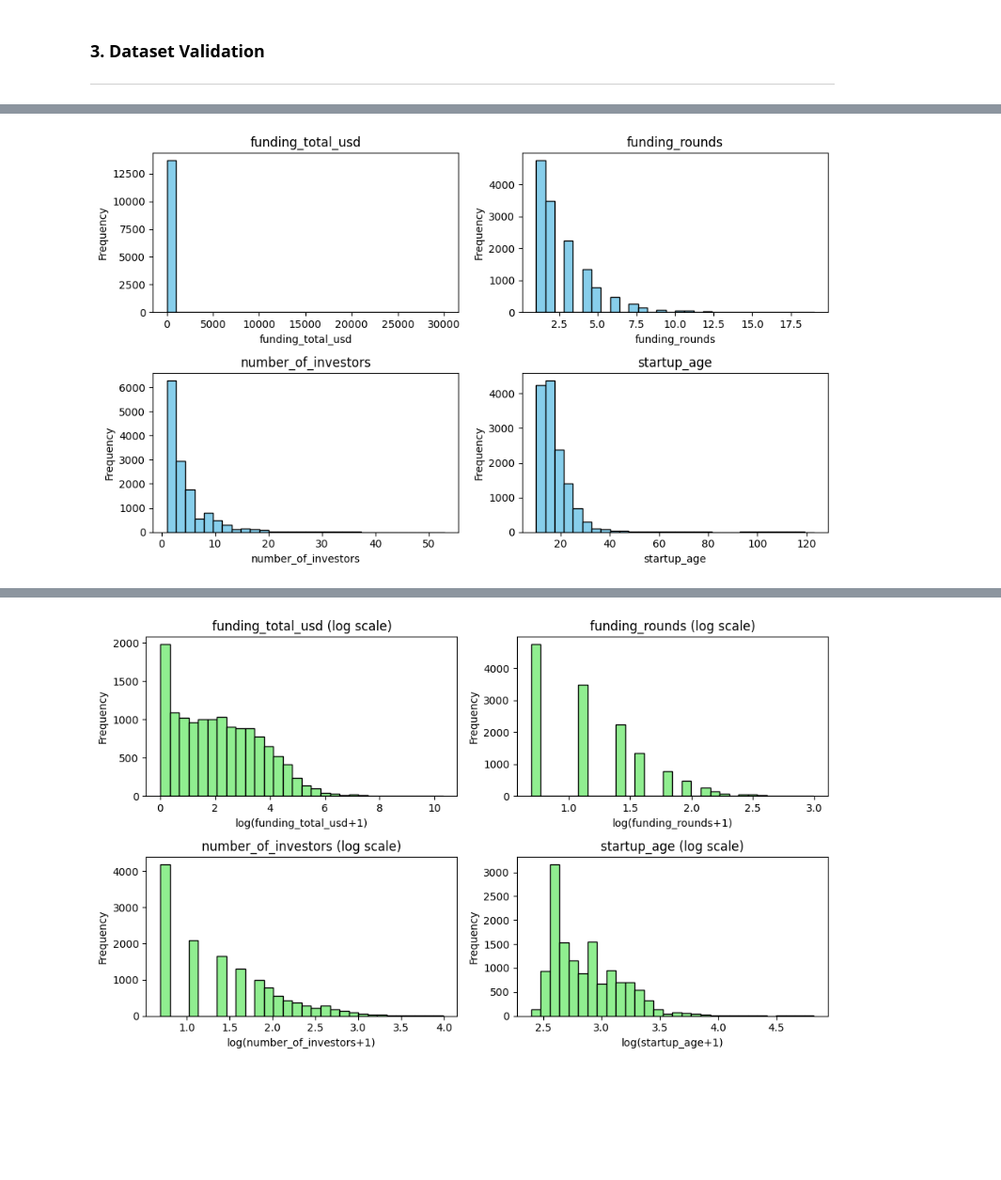
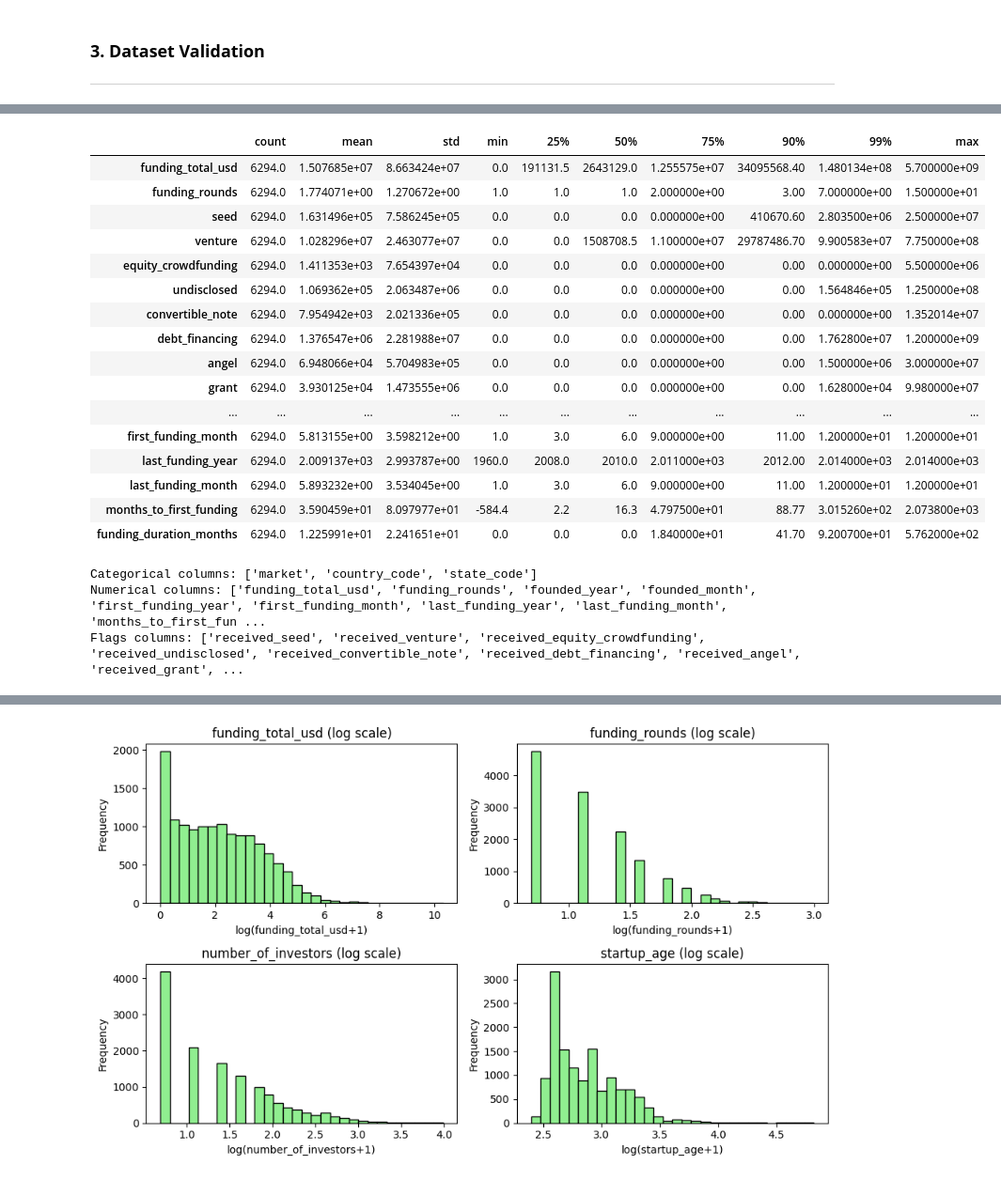
Before and after one commit to bruno-lima98/personal_projects, a Jupyter notebook: project-1/main.ipynb, the cells around one changed output, grey strips where cells are left out. Shown: that part at 94% size. Saved outputs shown, nothing was run; the diff lists cells and outputs as text; code cells hidden in the pictures; blank space fills up the shorter version.

```diff
--- a/project-1/main.ipynb
+++ b/project-1/main.ipynb
@@ -121 +174,4 @@ Name: proportion, dtype: float64
+# %%
+df_clean = df_clean[df_clean['founded_year'] >= 2000]
+df_final = df_clean.copy()
 # %% [markdown]
@@ -123,6 +180,6 @@ Name: proportion, dtype: float64
 # %%
 for col in categorical:
-    df[col] = df[col].str.strip().str.lower().str.replace(' ', '_')
+    df_final[col] = df_final[col].str.strip().str.lower().str.replace(' ', '_')
 # %%
 for col in categorical:
     print(f'Feature: {col}.')
@@ -196,0 +240,5 @@ All             92.49   7.51
+# %%
+# Keep top 25 most frequent markets (~70% coverage) and replace the rest with 'Other':
+
+top_markets = df_final['market'].value_counts().head(25).index
+df_final['market'] = df_final['market'].apply(lambda x: x if x in top_markets else 'other')
@@ -210,14 +291,20 @@ df[numerical].describe(percentiles=[0.25, 0.5, 0.75, 0.9, 0.99]).T
-# %%
-plt.figure(figsize=(10, 6))
-
-for i, col in enumerate(numerical, 1):
-    plt.subplot(2, 2, i)
-    plt.hist(df[col], bins=30, color='skyblue', edgecolor='black')
-    plt.title(col)
-    plt.xlabel(col)
-    plt.ylabel('Frequency')
-
-plt.tight_layout()
-plt.show()
-# %% [output]
-[figure, removed]
+# %%
+df_final[numerical].describe(percentiles=[0.25, 0.5, 0.75, 0.9, 0.99]).T
+# %% [output]
+|  | count | mean | std | min | 25% | 50% | 75% | 90% | 99% | max |
+| funding_total_usd | 6294.0 | 1.507685e+07 | 8.663424e+07 | 0.0 | 191131.5 | 2643129.0 | 1.255575e+07 | 34095568.40 | 1.480134e+08 | 5.700000e+09 |
+| funding_rounds | 6294.0 | 1.774071e+00 | 1.270672e+00 | 1.0 | 1.0 | 1.0 | 2.000000e+00 | 3.00 | 7.000000e+00 | 1.500000e+01 |
+| seed | 6294.0 | 1.631496e+05 | 7.586245e+05 | 0.0 | 0.0 | 0.0 | 0.000000e+00 | 410670.60 | 2.803500e+06 | 2.500000e+07 |
+| venture | 6294.0 | 1.028296e+07 | 2.463077e+07 | 0.0 | 0.0 | 1508708.5 | 1.100000e+07 | 29787486.70 | 9.900583e+07 | 7.750000e+08 |
+| equity_crowdfunding | 6294.0 | 1.411353e+03 | 7.654397e+04 | 0.0 | 0.0 | 0.0 | 0.000000e+00 | 0.00 | 0.000000e+00 | 5.500000e+06 |
+| undisclosed | 6294.0 | 1.069362e+05 | 2.063487e+06 | 0.0 | 0.0 | 0.0 | 0.000000e+00 | 0.00 | 1.564846e+05 | 1.250000e+08 |
+| convertible_note | 6294.0 | 7.954942e+03 | 2.021336e+05 | 0.0 | 0.0 | 0.0 | 0.000000e+00 | 0.00 | 0.000000e+00 | 1.352014e+07 |
+| debt_financing | 6294.0 | 1.376547e+06 | 2.281988e+07 | 0.0 | 0.0 | 0.0 | 0.000000e+00 | 0.00 | 1.762800e+07 | 1.200000e+09 |
+| angel | 6294.0 | 6.948066e+04 | 5.704983e+05 | 0.0 | 0.0 | 0.0 | 0.000000e+00 | 0.00 | 1.500000e+06 | 3.000000e+07 |
+| grant | 6294.0 | 3.930125e+04 | 1.473555e+06 | 0.0 | 0.0 | 0.0 | 0.000000e+00 | 0.00 | 1.628000e+04 | 9.980000e+07 |
+| ... | ... | ... | ... | ... | ... | ... | ... | ... | ... | ... |
+| first_funding_month | 6294.0 | 5.813155e+00 | 3.598212e+00 | 1.0 | 3.0 | 6.0 | 9.000000e+00 | 11.00 | 1.200000e+01 | 1.200000e+01 |
+| last_funding_year | 6294.0 | 2.009137e+03 | 2.993787e+00 | 1960.0 | 2008.0 | 2010.0 | 2.011000e+03 | 2012.00 | 2.014000e+03 | 2.014000e+03 |
+| last_funding_month | 6294.0 | 5.893232e+00 | 3.534045e+00 | 1.0 | 3.0 | 6.0 | 9.000000e+00 | 11.00 | 1.200000e+01 | 1.200000e+01 |
+| months_to_first_funding | 6294.0 | 3.590459e+01 | 8.097977e+01 | -584.4 | 2.2 | 16.3 | 4.797500e+01 | 88.77 | 3.015260e+02 | 2.073800e+03 |
+| funding_duration_months | 6294.0 | 1.225991e+01 | 2.241651e+01 | 0.0 | 0.0 | 0.0 | 1.840000e+01 | 41.70 | 9.200700e+01 | 5.762000e+02 |
@@ -223,0 +338,20 @@ plt.show()
+# %%
+# Ajusting the numerical column:
+
+numerical_att = [
+    'funding_total_usd', 'funding_rounds', 'founded_year', 'founded_month', 'first_funding_year', 'first_funding_month',
+    'last_funding_year', 'last_funding_month', 'months_to_first_funding', 'funding_duration_months',
+    ]
+flags = [
+    'received_seed', 'received_venture', 'received_equity_crowdfunding', 'received_undisclosed', 'received_convertible_note',
+    'received_debt_financing', 'received_angel', 'received_grant', 'received_private_equity', 'received_post_ipo_equity',
+    'received_post_ipo_debt', 'received_secondary_market', 'received_product_crowdfunding', 'founded_missing'
+    ]
+
+print("Categorical columns:", categorical)
+print("Numerical columns:", numerical_att)
+print("Flags columns:", flags)
+# %% [output]
+Categorical columns: ['market', 'country_code', 'state_code']
+Numerical columns: ['funding_total_usd', 'funding_rounds', 'founded_year', 'founded_month', 'first_funding_year', 'first_funding_month', 'last_funding_year', 'last_funding_month', 'months_to_first_fun ...
+Flags columns: ['received_seed', 'received_venture', 'received_equity_crowdfunding', 'received_undisclosed', 'received_convertible_note', 'received_debt_financing', 'received_angel', 'received_grant', ...
```
Also changed, not shown: parts of 46 cells of this notebook, 1 other file.
